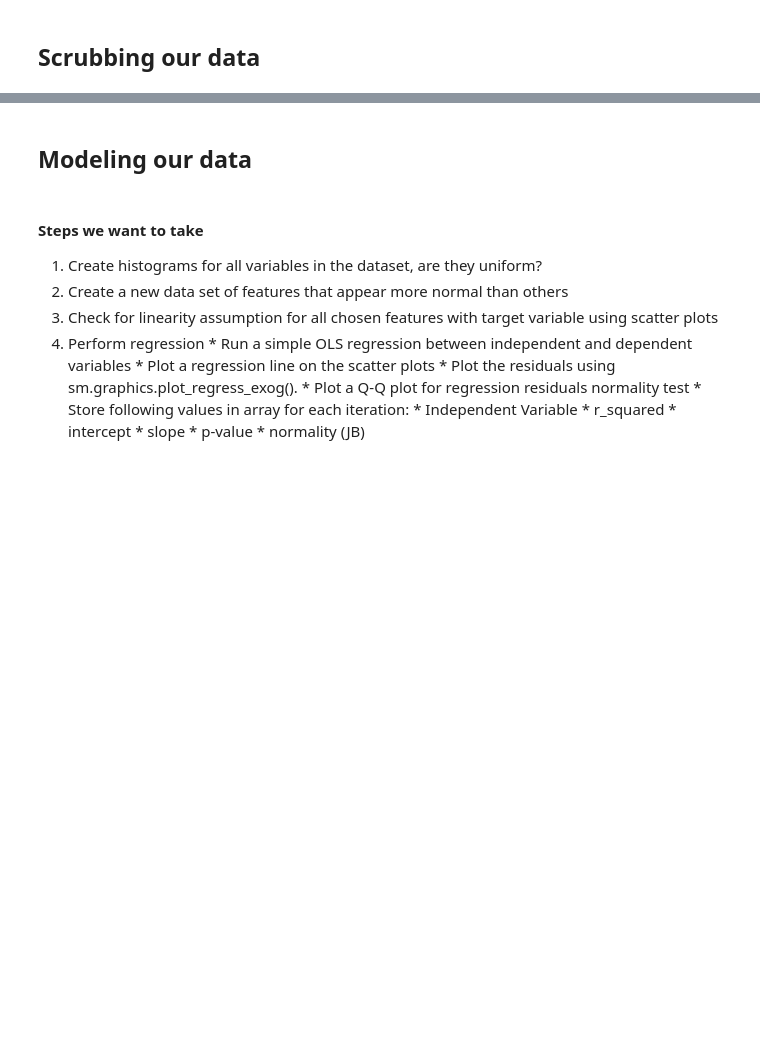
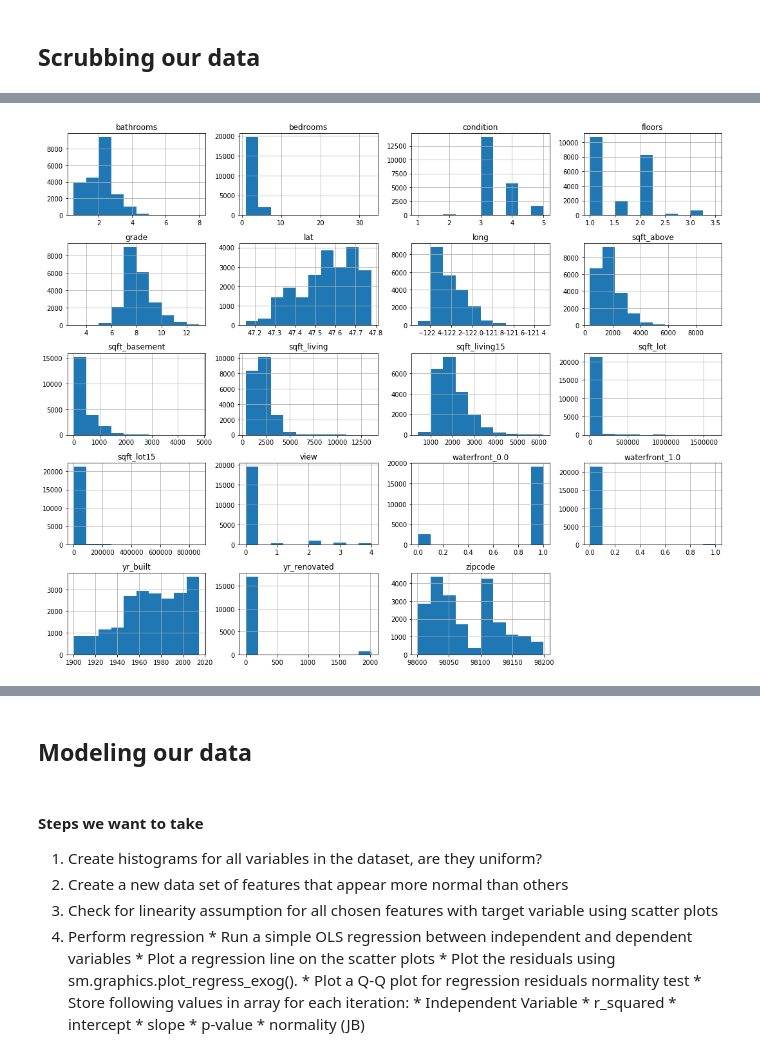
Before and after one commit to MIAISEMAN/project-module-1, a Jupyter notebook: student.ipynb, the cells around one changed output, grey strips where cells are left out. Drawn from its saved outputs; the diff is of its cells as text; code cells hidden in the pictures; blank space fills up the shorter version.

```diff
--- a/student.ipynb
+++ b/student.ipynb
@@ -93,8 +189,4 @@ Comments:
 # question mark gives me my choices, or docstring
 # coerce parces into floats and not int. We want to use a float not int
 #pd.to_numeric?
-
-#sales_df['Major'] = pd.to_numeric(sales_df['Major'], errors='coerce')
-
-#Detects the missing values in ZipCode with isna() and drops them
-#sales_data = sales_data.loc[~sales_data['ZipCode'].isna(), :]
+kc_df['sqft_basement'] = pd.to_numeric(kc_df['sqft_basement'], errors='coerce')
@@ -100,0 +201,2 @@ Comments:
+# %%
+kc_features_df = kc_df.drop(['price', 'id'], axis=1)
@@ -100,0 +214,4 @@ Comments:
+# %%
+water_series = pd.Series(kc_features_df.waterfront)
+kc_features_df['waterfront'] = water_series.astype('category')
+kc_features_df.info()
@@ -100,0 +236,3 @@ Comments:
+# %%
+kc_features_df = pd.get_dummies(kc_features_df)
+kc_features_df.head()
@@ -193,0 +275,6 @@ kc_2014_df.head()
+# %%
+#make histograms of the features to visualize their distributions.
+kc_features_df.hist(figsize=(15,12));
+plt.tight_layout()
+# %% [output]
+[figure, added]
```
Also changed, not shown: parts of 46 cells of this notebook, 1 other file.
